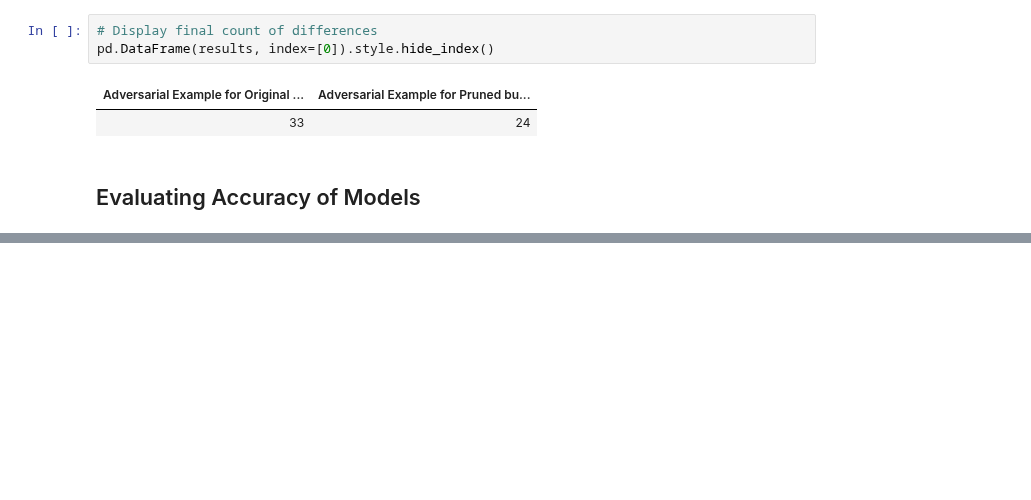
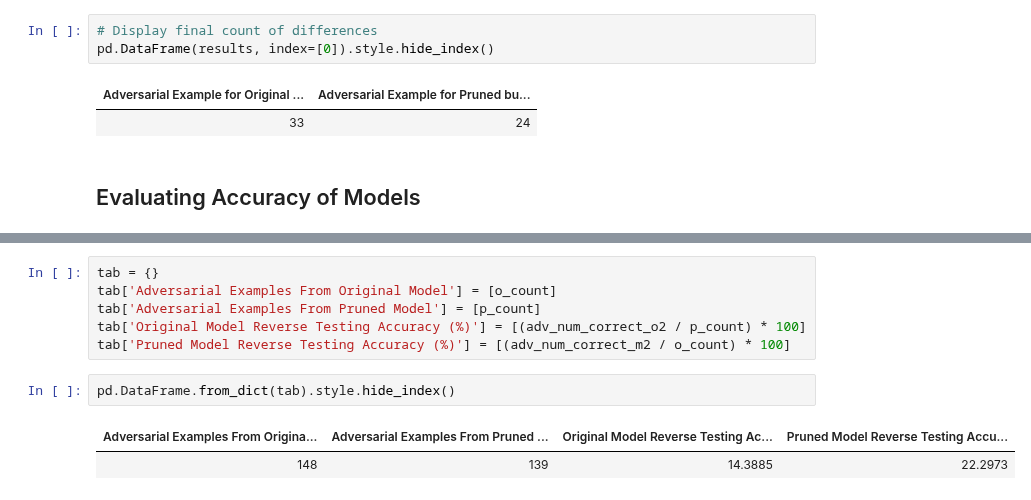
Before and after one commit to pherber3/DLDO-Project, a Jupyter notebook: Project copy/Notebook/DLDO Project.ipynb, the cells around one changed output, grey strips where cells are left out. Cells and saved outputs as stored; diff of their text form; blank space fills up the shorter version.

```diff
--- a/Project copy/Notebook/DLDO Project.ipynb
+++ b/Project copy/Notebook/DLDO Project.ipynb
@@ -650,0 +763,11 @@ Pruned Model Accuracy on Adversarial Examples: 73.444444%
+# %%
+tab = {}
+tab['Adversarial Examples From Original Model'] = [o_count]
+tab['Adversarial Examples From Pruned Model'] = [p_count]
+tab['Original Model Reverse Testing Accuracy (%)'] = [(adv_num_correct_o2 / p_count) * 100]
+tab['Pruned Model Reverse Testing Accuracy (%)'] = [(adv_num_correct_m2 / o_count) * 100]
+# %%
+pd.DataFrame.from_dict(tab).style.hide_index()
+# %% [output]
+| Adversarial Examples From Origina... | Adversarial Examples From Pruned ... | Original Model Reverse Testing Ac... | Pruned Model Reverse Testing Accu... |
+| 148 | 139 | 14.3885 | 22.2973 |
```
Also changed, not shown: parts of 13 cells of this notebook.
